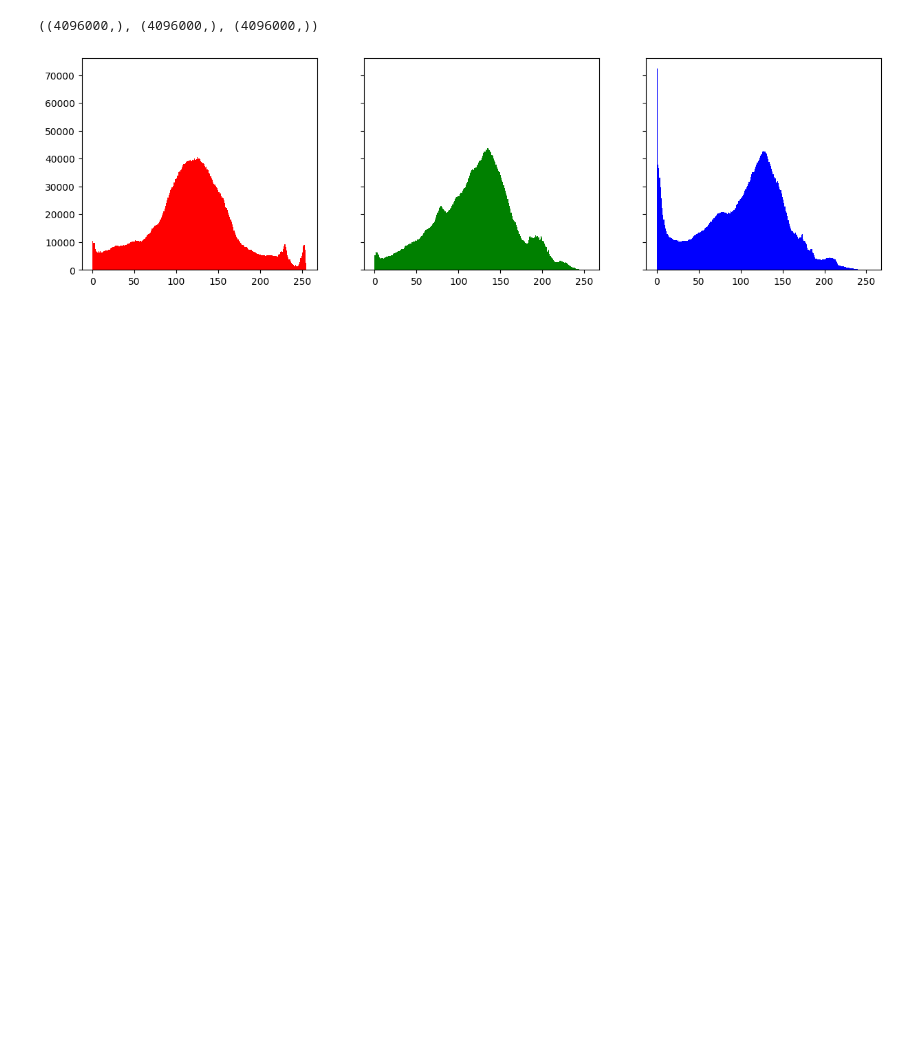
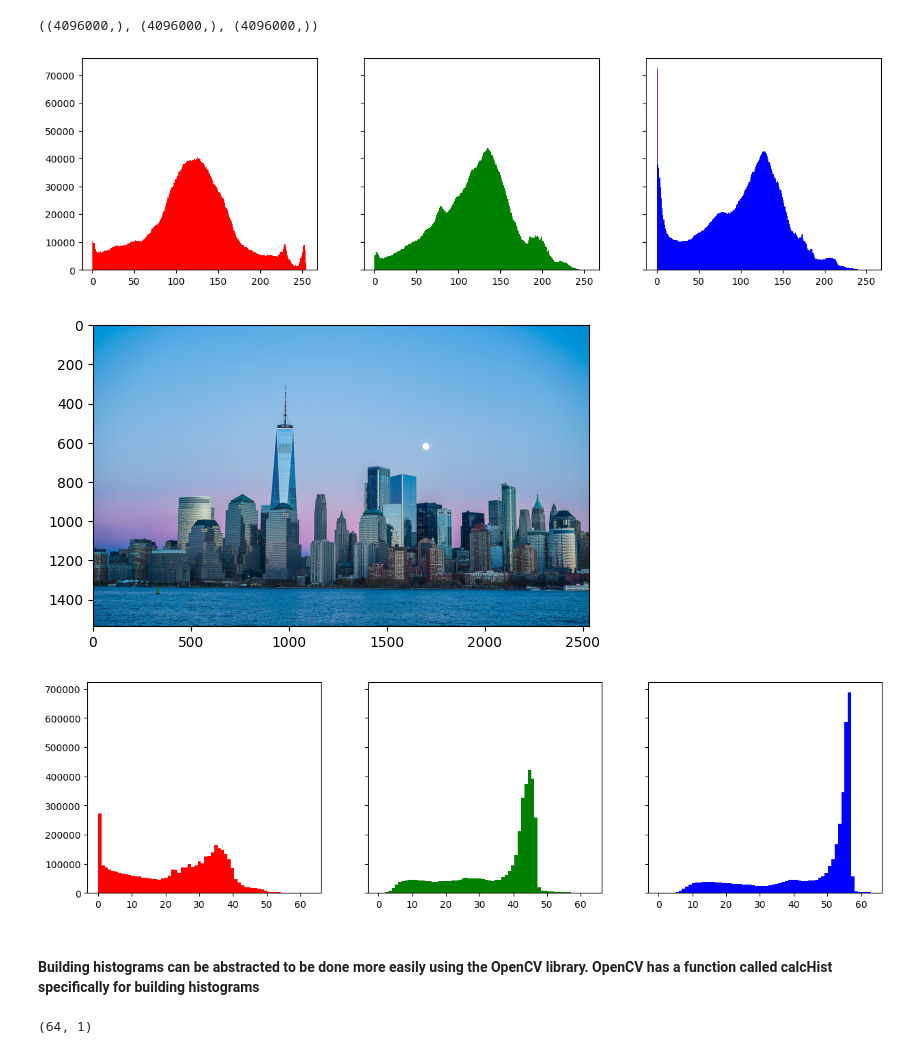
Before and after one commit to jonkarakus/ML-Notes, a Jupyter notebook: EmbeddingMethodsForImages/01ColorHistograms.ipynb, the cells around one changed output. Drawn from its saved outputs; the diff is of its cells as text; code cells hidden in the pictures; blank space fills up the shorter version.

Commit message:
complete Color Histogram notes

```diff
--- a/EmbeddingMethodsForImages/01ColorHistograms.ipynb
+++ b/EmbeddingMethodsForImages/01ColorHistograms.ipynb
@@ -79,2 +78,38 @@ plt.show()  # Displays the RGB color profile
 # %% [output]
 [figure]
+# %%
+def build_histogram(image, bins=256):       # Lowering the bins value does not generally effect the retreival performace unless significantly decreased.
+    # convert from BGR to RGB
+    rgb_image = np.flip(image, 2)
+    # show the image
+    plt.imshow(rgb_image)
+    # convert to a vector
+    image_vector = rgb_image.reshape(1, -1, 3)
+    # break into given number of bins
+    div = 256 / bins
+    bins_vector = (image_vector / div).astype(int)      # Quick bin creation
+    # get the red, green, and blue channels
+    red = bins_vector[0, :, 0]
+    green = bins_vector[0, :, 1]
+    blue = bins_vector[0, :, 2]
+    # build the histograms and display
+    fig, axs = plt.subplots(1, 3, figsize=(15, 4), sharey=True)
+    axs[0].hist(red, bins=bins, color='r')
+    axs[1].hist(green, bins=bins, color='g')
+    axs[2].hist(blue, bins=bins, color='b')
+    plt.show()
+# %%
+build_histogram(images[1], 64)
+# %% [output]
+[figure, added]
+[figure, added]
+# %% [markdown]
+#### Building histograms can be abstracted to be done more easily using the OpenCV library. OpenCV has a function called calcHist specifically for building histograms
+# %%
+red_hist = cv2.calcHist([images[5]], [2], None, [64], [0, 256])     # (images, channels, mask, histSize, ranges[, hist[, accumulate]])
+green_hist = cv2.calcHist([images[5]], [1], None, [64], [0, 256])   # Mask is just an array of 0s and 1s
+blue_hist = cv2.calcHist([images[5]], [0], None, [64], [0, 256])    # Top value of the range is not included.
+
+red_hist.shape
+# %% [output]
+(64, 1)
```
Also changed, not shown: parts of 15 cells of this notebook.
